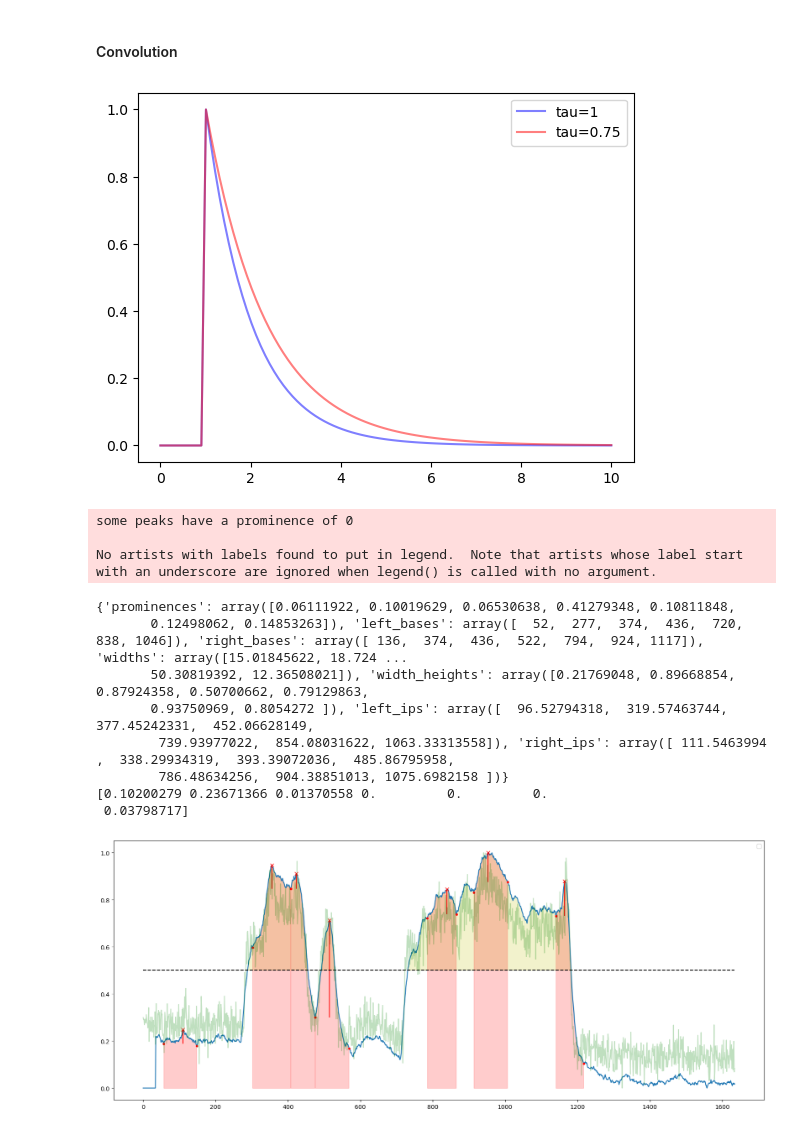
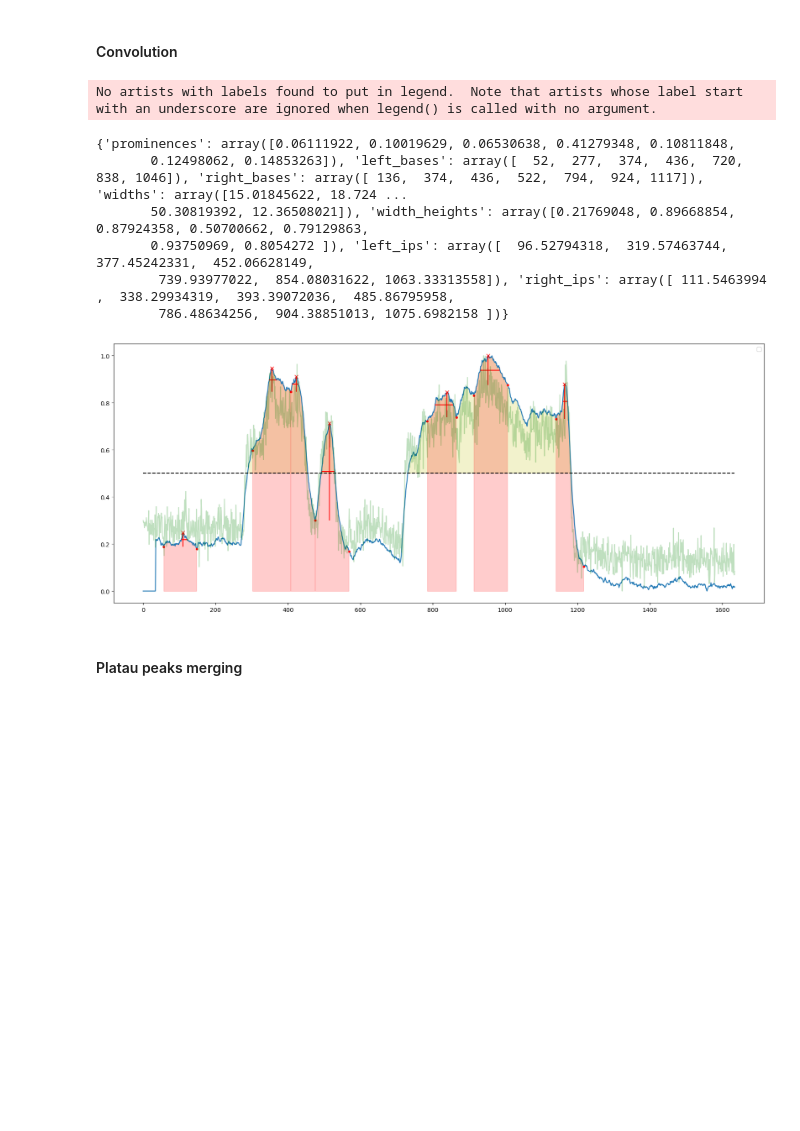
Before and after one commit to wisstock/microca, a Jupyter notebook: demo_peak_det.ipynb, the cells around one changed output. Drawn from its saved outputs; the diff is of its cells as text; code cells hidden in the pictures; blank space fills up the shorter version.

Commit message:
minor updates in ctrl plot

```diff
--- a/demo_peak_det.ipynb
+++ b/demo_peak_det.ipynb
@@ -290,23 +290,17 @@ y_1 = np.concatenate([np.zeros(10), y_1])
 y_2 = np.zeros(100)
 y_2[10:60] = 1
 
-# kernel plot
-plt.plot(x, y, color='b', alpha=.5, label='tau=1')
-plt.plot(x, y_1, color='r', alpha=.5, label=f'tau={tau}')
-plt.legend()
-plt.show()
-
 
 # conv section
 one_comp_profile = norm_profiles[3]
-prof = one_comp_profile[0]
+prof_raw = one_comp_profile[0]
 
 
-conv_raw = ndimage.convolve1d(prof, y_1)
-conv_1 = ndimage.convolve1d(prof, y_1)
+conv_raw = ndimage.convolve1d(prof_raw, y_1)
+conv_1 = ndimage.convolve1d(prof_raw, y_1)
 
 # scaling 0-1
-prof = preprocessing.minmax_scale(prof)
+prof = preprocessing.minmax_scale(prof_raw)
 conv = preprocessing.minmax_scale(conv_raw)
 
 # convolved vector shift compensation
@@ -315,13 +309,22 @@ conv_max = np.argmax(conv[:int(conv.shape[0]/4)])
 conv_shift = prof_max - conv_max
 conv = np.concatenate([np.zeros(conv_shift), conv[:-conv_shift]])
 
-# # conv plot
-# plt.figure(figsize=(20, 8))
-# plt.plot(prof, color='b', alpha=.25, label='raw')
-# plt.plot(conv, color='r', alpha=.75, label='tau=1')
+# debug plot
+debug_plot = False
+if debug_plot:
+    # kernel plot
+    plt.plot(x, y, color='b', alpha=.5, label='tau=1')
+    plt.plot(x, y_1, color='r', alpha=.5, label=f'tau={tau}')
+    plt.legend()
+    plt.show()
 
-# plt.legend()
-# plt.show()
+    # conv plot
+    plt.figure(figsize=(20, 8))
+    plt.plot(prof, color='b', alpha=.25, label='raw')
+    plt.plot(conv, color='r', alpha=.75, label='tau=1')
+
+    plt.legend()
+    plt.show()
 
 
 # detection
@@ -334,12 +337,7 @@ peaks, properties = signal.find_peaks(conv,
                                       rel_height=0.5,
                                       width=width_frames)
 
-# print(properties)
-
-prof_prom = signal.peak_prominences(prof, peaks=peaks, wlen=800)
-
 print(properties)
-print(prof_prom[0])
 
 def prof_peaks_plot(input_profile, peaks_i, peaks_prop, x_time=None, add_profile=None):
     """ SciPy find_peaks results for individual profile plotting,
@@ -347,51 +345,52 @@ def prof_peaks_plot(input_profile, peaks_i, peaks_prop, x_time=None, add_profile
 
     """
     # features calc
+    if x_time is None:
+        x_time = np.linspace(0, input_profile.shape[0], input_profile.shape[0])
     prom = peaks_prop['prominences']
     prom_h = input_profile[peaks_i] - prom
     width_w = np.sort(np.asarray([*peaks_prop['left_bases'], *peaks_prop['right_bases']], dtype=int))
     width_pairs =  np.asarray(list(zip(peaks_prop['left_bases'], peaks_prop['right_bases'])), dtype=int)
-    if x_time is None:
-        x_time = np.linspace(0, input_profile.shape[0], input_profile.shape[0])
+    fwhm_y = peaks_prop['width_heights']
+    fwhm_l = x_time[np.asarray(peaks_prop['left_ips'], dtype=int)]
+    fwhm_r = x_time[np.asarray(peaks_prop['right_ips'], dtype=int)]
 
     # plotting
     plt.figure(figsize=(20, 8))
     plt.plot(x_time, input_profile)
     plt.plot(x_time[peaks_i], input_profile[peaks_i], 'x', color='red')
     plt.plot(x_time[width_w], input_profile[width_w], '.', color='red')
     plt.vlines(x=x_time[peaks_i], ymin=prom_h, ymax=input_profile[peaks_i], color='red')
+    plt.hlines(y=fwhm_y, xmin=fwhm_l, xmax=fwhm_r, color='red')
     plt.hlines(y=.5, xmin=0, xmax=np.max(x_time), linestyles='--', color='k')
     plt.fill_between(x=x_time,
                      y1=input_profile,
                      y2=.5,
                      color='y',
                      alpha=.2,
                      where=input_profile>=.5)
     for peak_width in width_pairs:
         plt.fill_between(x= x_time[peak_width[0]:peak_width[1]],
                          y1= input_profile[peak_width[0]:peak_width[1]],
                          color= "red",
                          alpha= 0.2)
     if add_profile is not None:
         plt.plot(x_time, add_profile, color='g', alpha=.25)
     plt.legend()
     plt.show()
 
 prof_peaks_plot(input_profile=conv, peaks_i=peaks, peaks_prop=properties, x_time=time_line, add_profile=prof)
 # %% [output]
-[figure, old version]
-some peaks have a prominence of 0
-
 No artists with labels found to put in legend.  Note that artists whose label start with an underscore are ignored when legend() is called with no argument.
 {'prominences': array([0.06111922, 0.10019629, 0.06530638, 0.41279348, 0.10811848,
        0.12498062, 0.14853263]), 'left_bases': array([  52,  277,  374,  436,  720,  838, 1046]), 'right_bases': array([ 136,  374,  436,  522,  794,  924, 1117]), 'widths': array([15.01845622, 18.724 ...
        50.30819392, 12.36508021]), 'width_heights': array([0.21769048, 0.89668854, 0.87924358, 0.50700662, 0.79129863,
        0.93750969, 0.8054272 ]), 'left_ips': array([  96.52794318,  319.57463744,  377.45242331,  452.06628149,
         739.93977022,  854.08031622, 1063.33313558]), 'right_ips': array([ 111.5463994 ,  338.29934319,  393.39072036,  485.86795958,
         786.48634256,  904.38851013, 1075.6982158 ])}
-[0.10200279 0.23671366 0.01370558 0.         0.         0.
- 0.03798717]
-[figure, removed]
+[figure, new version]
+# %% [markdown]
+#### Platau peaks merging
 # %%
 class p_det():
     """ Detector class
```
